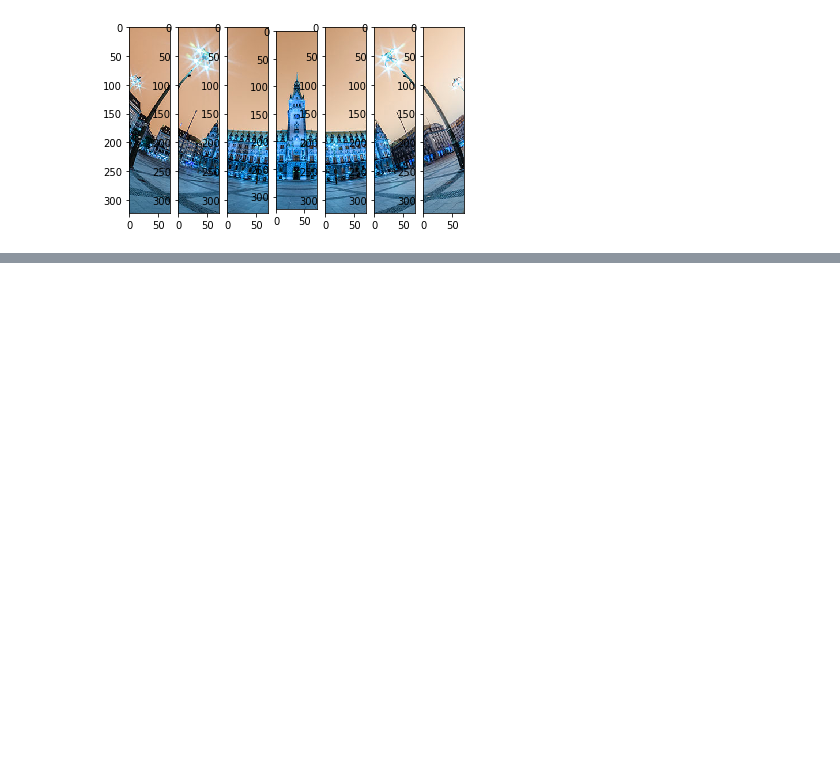
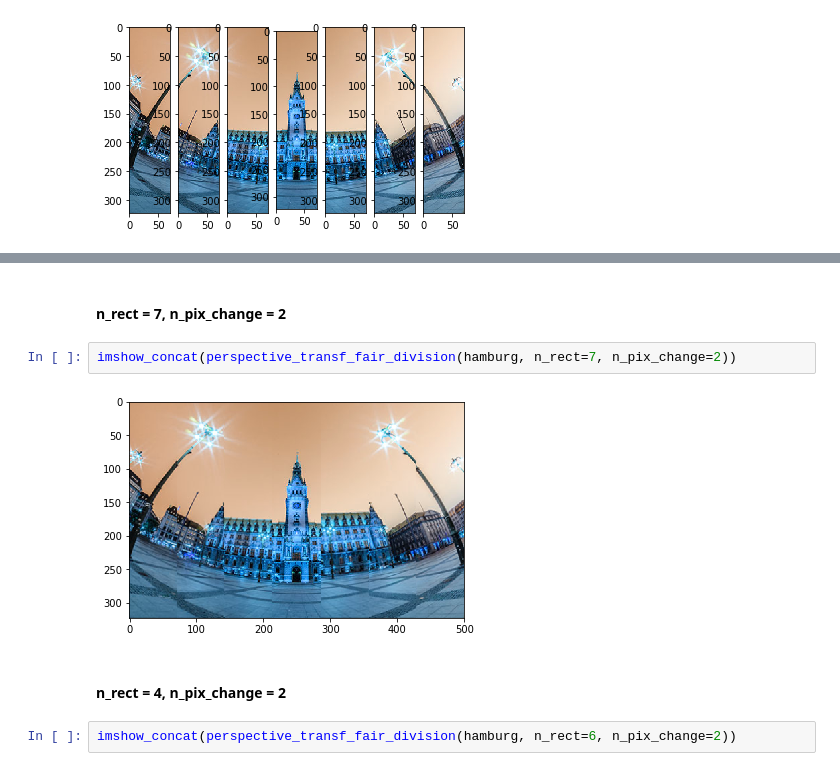
Before and after one commit to aczeszejko-sochacki/Autonomous-Driving, a Jupyter notebook: Wide-angle camera photo transformation.ipynb, the cells around one changed output, grey strips where cells are left out. Cells and saved outputs as stored; diff of their text form; blank space fills up the shorter version.

```diff
--- a/Wide-angle camera photo transformation.ipynb
+++ b/Wide-angle camera photo transformation.ipynb
@@ -100,0 +182,10 @@ plt.imshow(np.concatenate(modulo_split_image(hamburg, 6), axis=1))
+# %% [markdown]
+#### n_rect = 7, n_pix_change = 2
+# %%
+imshow_concat(perspective_transf_fair_division(hamburg, n_rect=7, n_pix_change=2))
+# %% [output]
+[figure, added]
+# %% [markdown]
+#### n_rect = 4, n_pix_change = 2
+# %%
+imshow_concat(perspective_transf_fair_division(hamburg, n_rect=6, n_pix_change=2))
```
Also changed, not shown: parts of 16 cells of this notebook.
